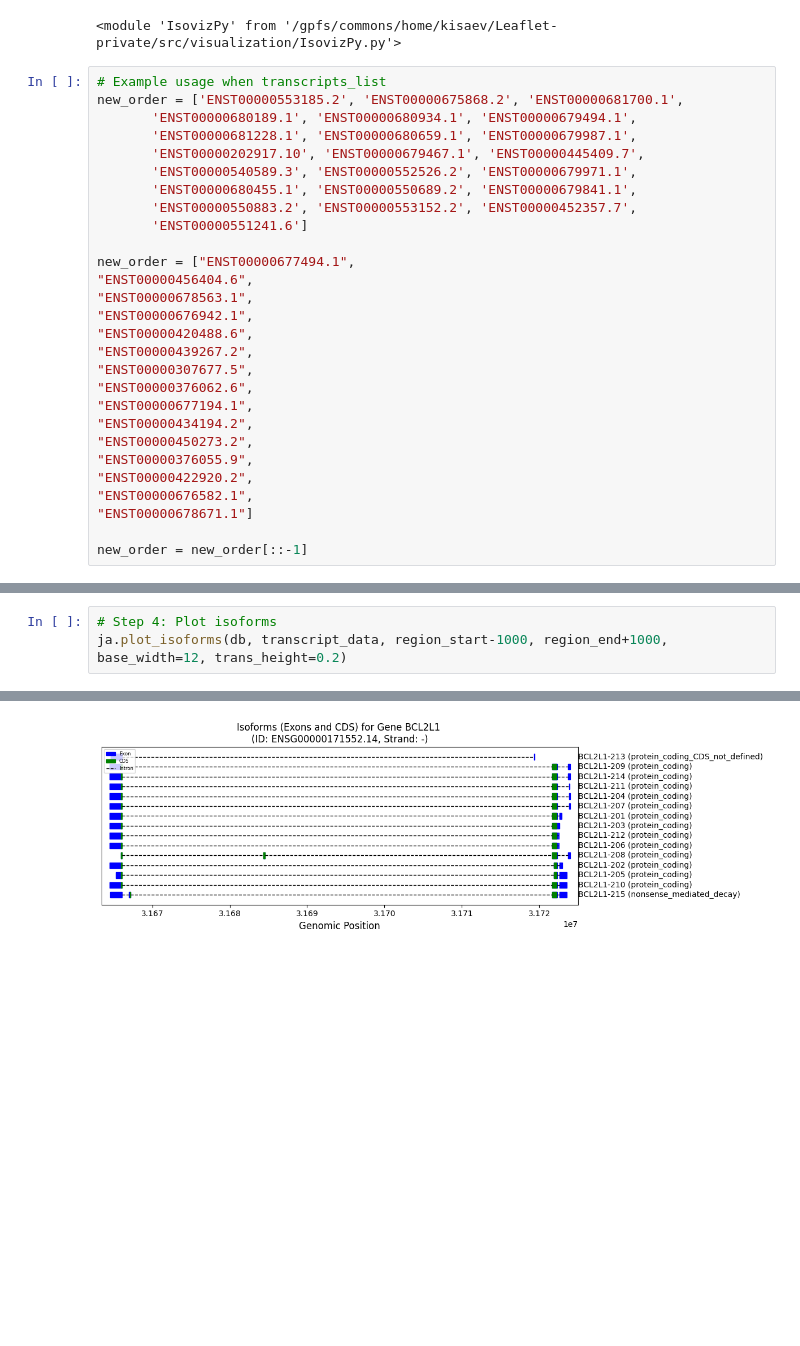
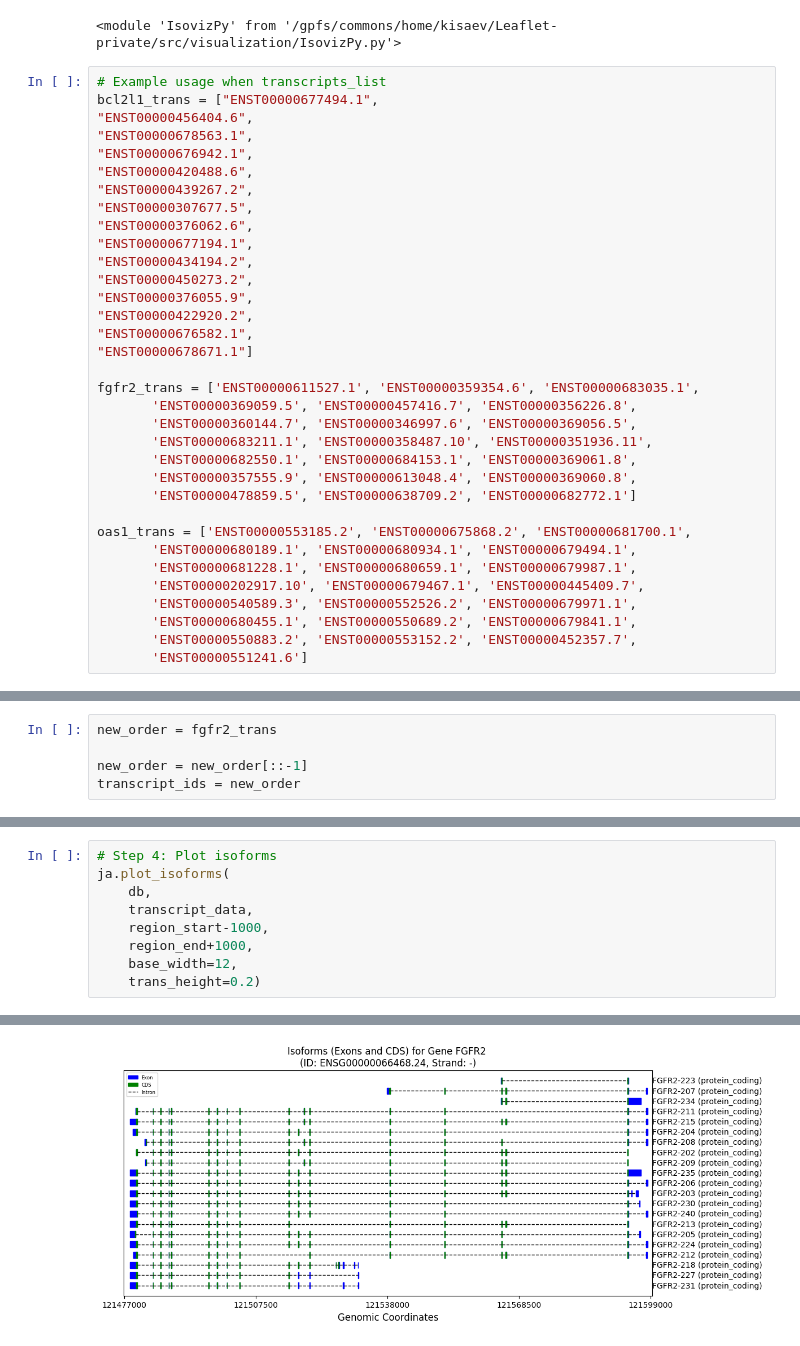
Before and after one commit to daklab/LeafletFA, a Jupyter notebook: src/visualization/IsovizPy_tutorial_human_isoforms_only.ipynb, the cells around one changed output, grey strips where cells are left out. Drawn from its saved outputs; the diff is of its cells as text; blank space fills up the shorter version.

```diff
--- a/src/visualization/IsovizPy_tutorial_human_isoforms_only.ipynb
+++ b/src/visualization/IsovizPy_tutorial_human_isoforms_only.ipynb
@@ -27,16 +39,7 @@ importlib.reload(ja)
 <module 'IsovizPy' from '/gpfs/commons/home/kisaev/Leaflet-private/src/visualization/IsovizPy.py'>
 # %%
 # Example usage when transcripts_list
-new_order = ['ENST00000553185.2', 'ENST00000675868.2', 'ENST00000681700.1',
-       'ENST00000680189.1', 'ENST00000680934.1', 'ENST00000679494.1',
-       'ENST00000681228.1', 'ENST00000680659.1', 'ENST00000679987.1',
-       'ENST00000202917.10', 'ENST00000679467.1', 'ENST00000445409.7',
-       'ENST00000540589.3', 'ENST00000552526.2', 'ENST00000679971.1',
-       'ENST00000680455.1', 'ENST00000550689.2', 'ENST00000679841.1',
-       'ENST00000550883.2', 'ENST00000553152.2', 'ENST00000452357.7',
-       'ENST00000551241.6']
-
-new_order = ["ENST00000677494.1",
+bcl2l1_trans = ["ENST00000677494.1",
 "ENST00000456404.6",
 "ENST00000678563.1",
 "ENST00000676942.1",
@@ -52,4 +55,19 @@ new_order = ["ENST00000677494.1",
 "ENST00000676582.1",
 "ENST00000678671.1"]
 
-new_order = new_order[::-1]
+fgfr2_trans = ['ENST00000611527.1', 'ENST00000359354.6', 'ENST00000683035.1',
+       'ENST00000369059.5', 'ENST00000457416.7', 'ENST00000356226.8',
+       'ENST00000360144.7', 'ENST00000346997.6', 'ENST00000369056.5',
+       'ENST00000683211.1', 'ENST00000358487.10', 'ENST00000351936.11',
+       'ENST00000682550.1', 'ENST00000684153.1', 'ENST00000369061.8',
+       'ENST00000357555.9', 'ENST00000613048.4', 'ENST00000369060.8',
+       'ENST00000478859.5', 'ENST00000638709.2', 'ENST00000682772.1']
+
+oas1_trans = ['ENST00000553185.2', 'ENST00000675868.2', 'ENST00000681700.1',
+       'ENST00000680189.1', 'ENST00000680934.1', 'ENST00000679494.1',
+       'ENST00000681228.1', 'ENST00000680659.1', 'ENST00000679987.1',
+       'ENST00000202917.10', 'ENST00000679467.1', 'ENST00000445409.7',
+       'ENST00000540589.3', 'ENST00000552526.2', 'ENST00000679971.1',
+       'ENST00000680455.1', 'ENST00000550689.2', 'ENST00000679841.1',
+       'ENST00000550883.2', 'ENST00000553152.2', 'ENST00000452357.7',
+       'ENST00000551241.6']
@@ -64,0 +74,5 @@ region_start, region_end = ja.determine_region_boundaries_from_transcripts(trans
+# %%
+new_order = fgfr2_trans
+
+new_order = new_order[::-1]
+transcript_ids = new_order
@@ -65,4 +120,10 @@ region_start, region_end = ja.determine_region_boundaries_from_transcripts(trans
 # %%
 # Step 4: Plot isoforms
-ja.plot_isoforms(db, transcript_data, region_start-1000, region_end+1000, base_width=12, trans_height=0.2)
+ja.plot_isoforms(
+    db,
+    transcript_data,
+    region_start-1000,
+    region_end+1000,
+    base_width=12,
+    trans_height=0.2)
 # %% [output]
@@ -70 +131 @@ Plot saved to BCL2L1_isoforms_plot_20241112.pdf!
-[figure, old version]
+[figure, new version]
```
Also changed, not shown: parts of 7 cells of this notebook, 16 other files.
